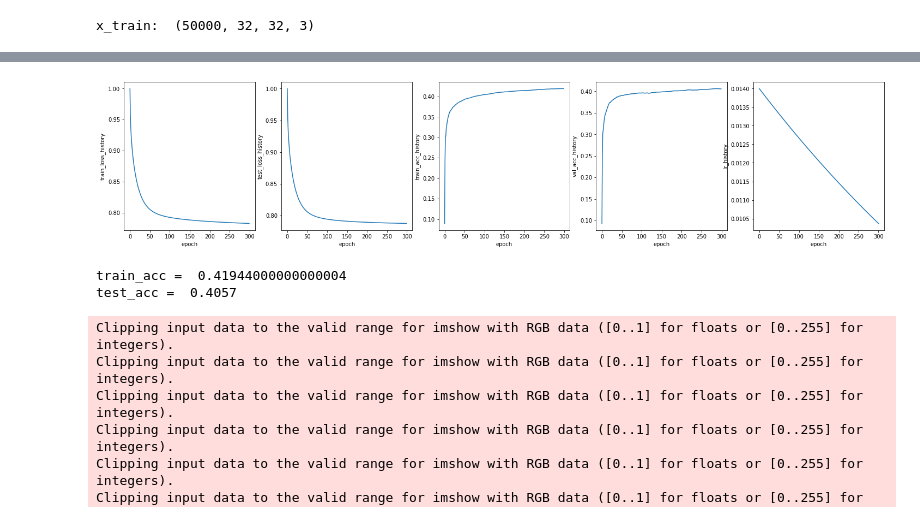
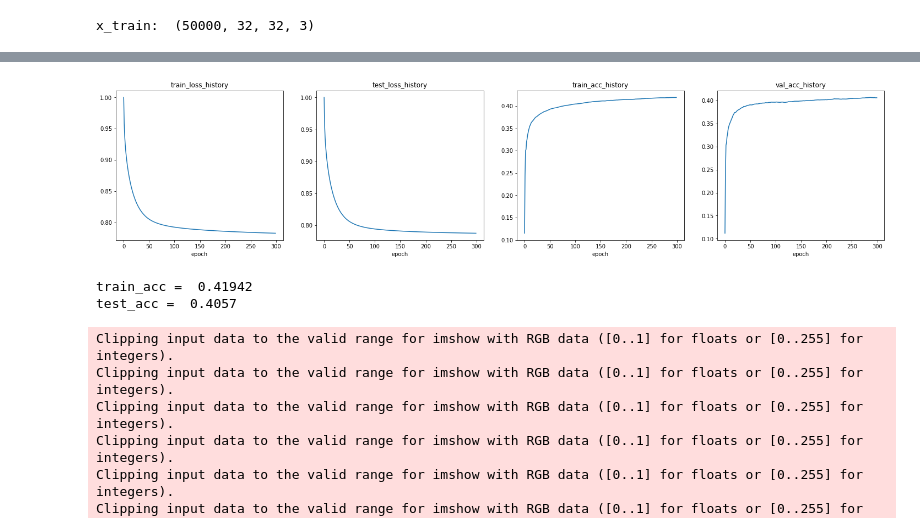
Before and after one commit to DinithiSilva/EN2550_Assignment4, a Jupyter notebook: part1.ipynb, the cells around one changed output, grey strips where cells are left out. Cells and saved outputs as stored; diff of their text form; code cells hidden in the pictures.

```diff
--- a/part1.ipynb
+++ b/part1.ipynb
@@ -59,6 +59,7 @@ for t in range(iterations):
     y_pred = x.dot(w1) + b1
     train_loss = 1./batch_size*np.square(y_pred-y).sum() + reg* np.sum(w1*w1)
     train_loss_history.append(train_loss)
+
     #testing - does not affect learning of the model
     y_pred_test=x_test.dot(w1)+b1
     test_loss = 1./Nte*np.square(y_pred_test-y_test).sum() + reg* np.sum(w1*w1)
@@ -71,13 +72,12 @@ for t in range(iterations):
     if t%10==0:
         print('%d / %d: train loss:%f test loss:%f train_acc:%f test_acc:%f' % (t, iterations, train_loss,test_loss,train_acc,val_acc))
     # Backward pass
-    dy_pred=1./batch_size*2.0*(y_pred-y)
-    dw1=x.T.dot(dy_pred) + reg*w1
-    db1=dy_pred.sum(axis=0)
-    w1 -= lr*dw1
-    b1 -= lr*db1
-    lr *=lr_decay
-    lr_history.append(lr)
+    dy_pred = 1./batch_size*2.0*(y_pred-y)
+    dw1 = x.T.dot(dy_pred)+reg*w1
+    db1 = dy_pred.sum(axis=0)
+    w1-=lr*dw1
+    b1-=lr*db1
+    lr*=lr_decay
 # %% [output]
 w1: (3072, 10)
 b1: (10,)
@@ -98,15 +98,15 @@ b1: (10,)
 290 / 300: train loss:0.783117 test loss:0.787731 train_acc:0.419400 test_acc:0.406200
 # %%
-history_lists=[train_loss_history,test_loss_history,train_acc_history,val_acc_history,lr_history]
-titles=['train_loss_history','test_loss_history','train_acc_history','val_acc_history','lr_history']
-fig,ax=plt.subplots(1,5,figsize=(25,5))
+history_lists=[train_loss_history,test_loss_history,train_acc_history,val_acc_history]
+titles=['train_loss_history','test_loss_history','train_acc_history','val_acc_history']
+fig,ax=plt.subplots(1,4,figsize=(25,5))
 for i in range(len(history_lists)):
         ax[i].plot(history_lists[i])
-        ax[i].set_ylabel(titles[i])
+        ax[i].set_title(titles[i])
         ax[i].set_xlabel("epoch")
         ax[i].plot()
 # %% [output]
-[figure, old version]
+[figure, new version]
 # %%
 # Printing accuracies
 x_t=x_train
@@ -121,7 +121,7 @@ batch_size=Nte
 test_acc= 1/batch_size*((np.argmax(y_test,axis=1) == np.argmax(y_pred,axis=1))).sum()
 print("test_acc = ",test_acc)
 # %% [output]
-train_acc =  0.41944000000000004
+train_acc =  0.41942
 test_acc =  0.4057
 # %%
 # displaying w as images
```
Also changed, not shown: parts of 1 cell of this notebook.
